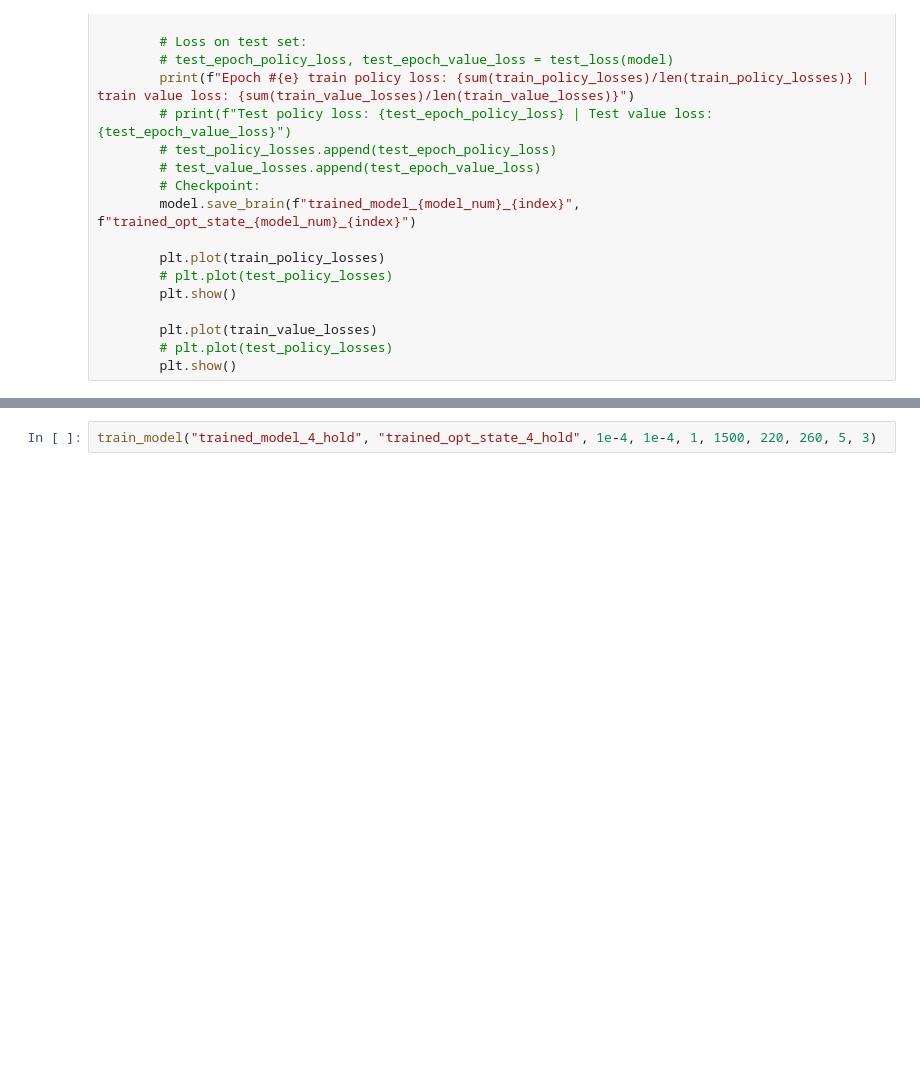
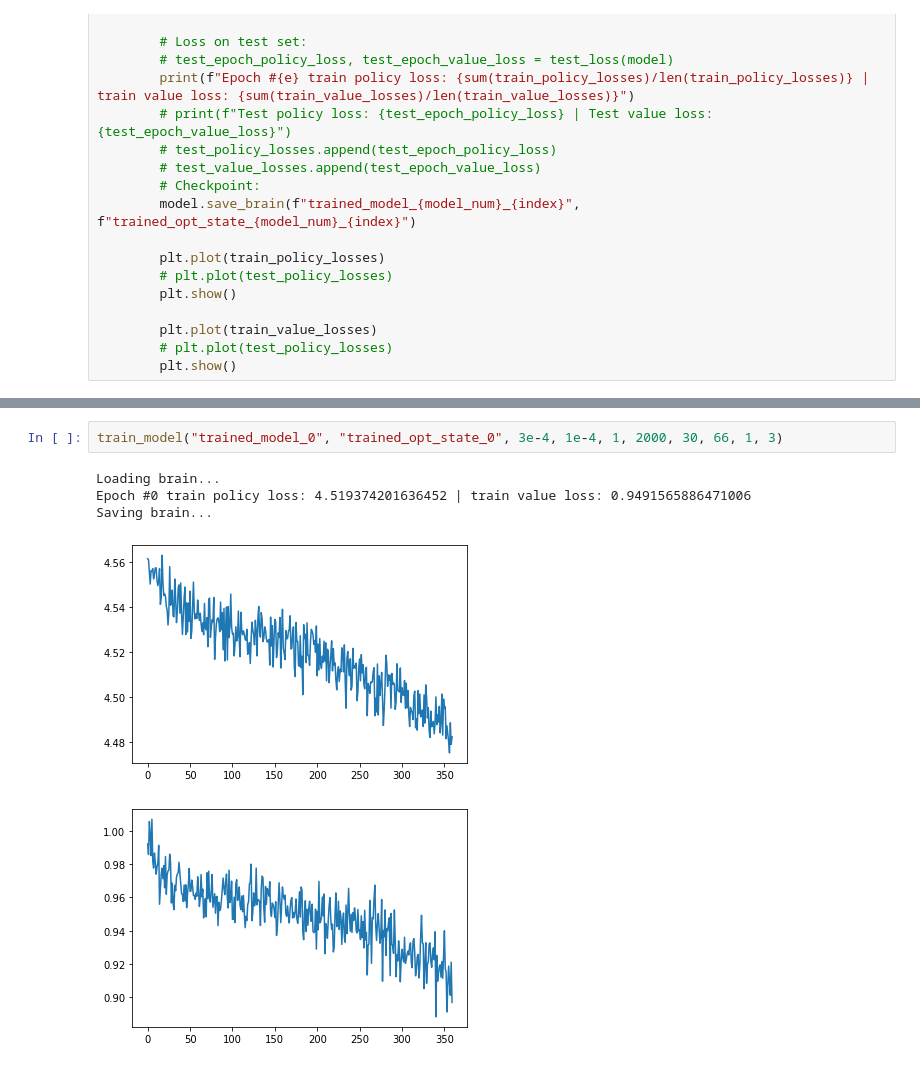
Before and after one commit to iejMac/TTTArena, a Jupyter notebook: mcts/supervised_train.ipynb, the cells around one changed output, grey strips where cells are left out. Saved outputs shown, nothing was run; the diff lists cells and outputs as text; blank space fills up the shorter version.

```diff
--- a/mcts/supervised_train.ipynb
+++ b/mcts/supervised_train.ipynb
@@ -146,3 +151,9 @@ Loading brain...
 # %%
-train_model("trained_model_4_hold", "trained_opt_state_4_hold", 1e-4, 1e-4, 1, 1500, 220, 260, 5, 3)
+train_model("trained_model_0", "trained_opt_state_0", 3e-4, 1e-4, 1, 2000, 30, 66, 1, 3)
+# %% [output]
+Loading brain...
+Epoch #0 train policy loss: 4.519374201636452 | train value loss: 0.9491565886471006
+Saving brain...
+[figure, added]
+[figure, added]
 # %%
```
Also changed, not shown: parts of 10 cells of this notebook, 4 other files.
